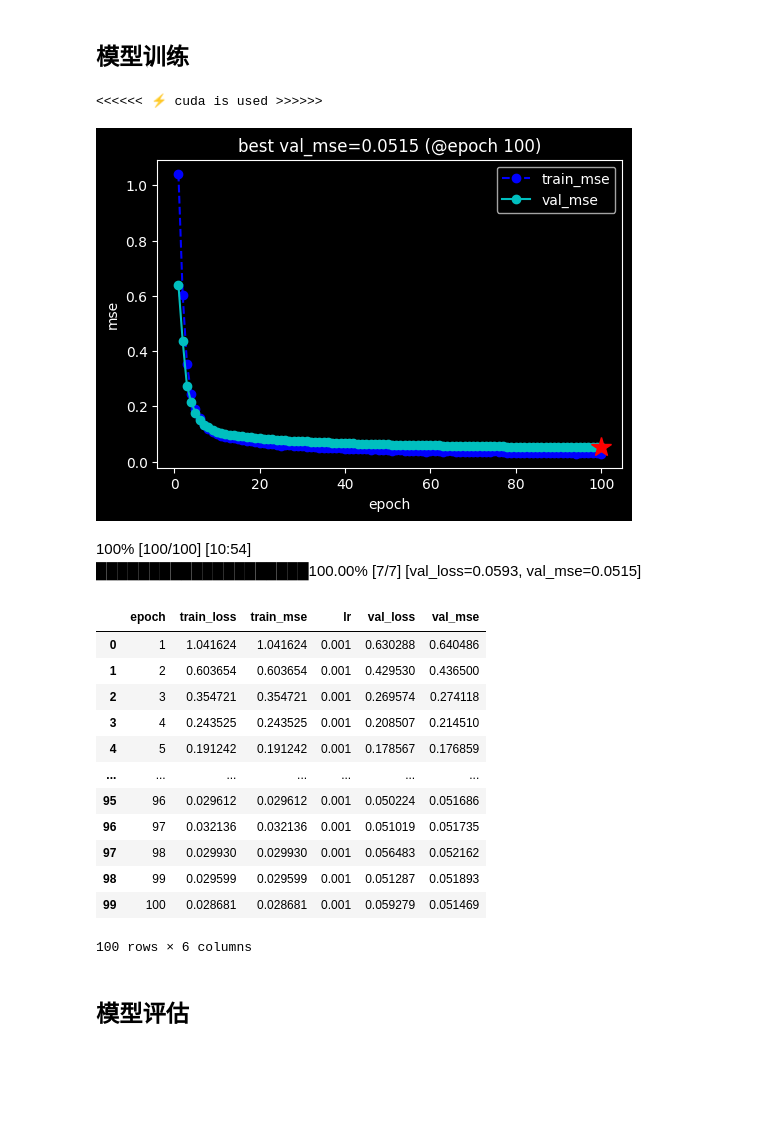
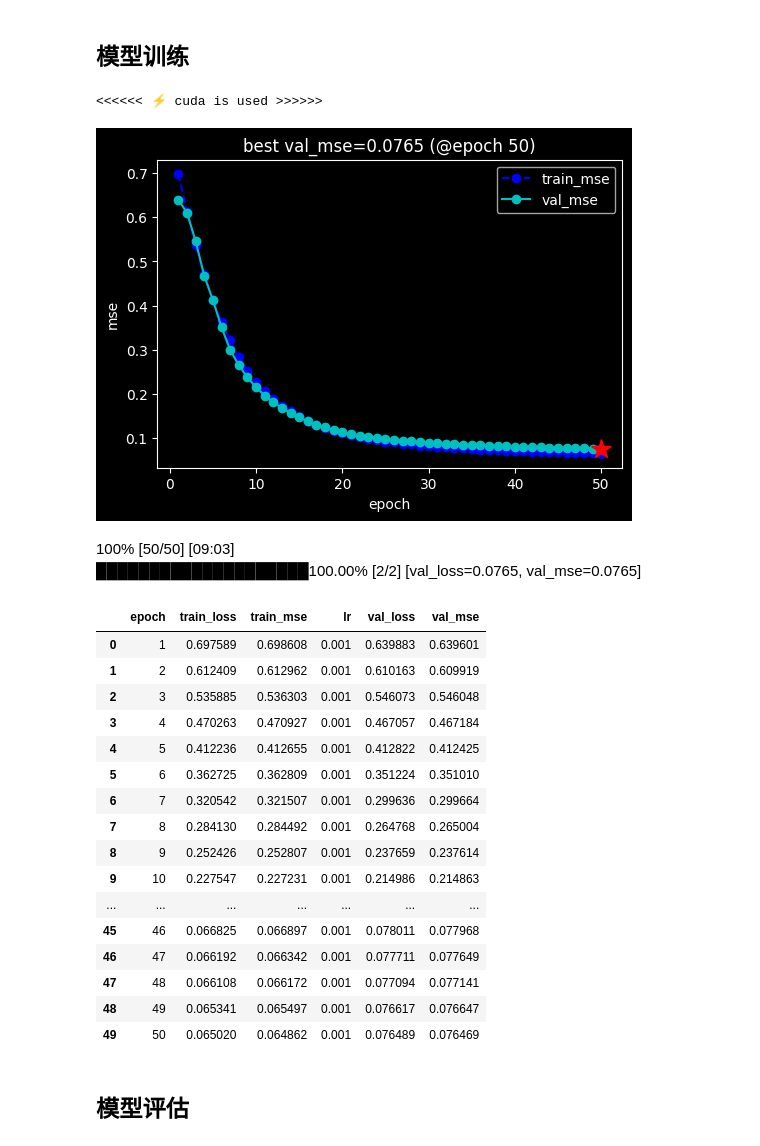
Before and after one commit to LeoJhonSong/ternary-array-passive-bearing, a Jupyter notebook: wideband_cpsd_cnn.ipynb, the cells around one changed output. Cells and saved outputs as stored; diff of their text form; code cells hidden in the pictures; blank space fills up the shorter version.

```diff
--- a/wideband_cpsd_cnn.ipynb
+++ b/wideband_cpsd_cnn.ipynb
@@ -74,7 +72,9 @@ batch 0,1,2,3,4,5,6,7,8,9,10,11,12,13,14,15,16,17,18,19,20,21,22,23,24,
 # %%
 # %matplotlib widget
 from scipy.interpolate import interp1d
-map = interp1d([100, 1000], [0, 1])
+def map(from_min, from_max, to_min, to_max):
+    interpolator = interp1d([from_min, from_max], [to_min, to_max])
+    return lambda x: interpolator(max(from_min, min(x, from_max)))
 
 class FeaturesDataSet(Dataset):
     def __init__(self, folder_path):
@@ -93,12 +93,12 @@ class FeaturesDataSet(Dataset):
         # data = data[:, ::10, :]
         # data = np.diff(data, axis=1)
         label = arrays['label'][:, 0]
-        theta = np.deg2rad(label[1])
+        theta = np.deg2rad(label[1, 0])
         label = np.array((
                 np.cos(theta),
                 np.sin(theta),
-                # map(max(100, min(label[0], 1000)))
-            )).astype(np.float32).squeeze()
+                map(500, 1000, 0, 1)(label[0, 0]),
+            )).astype(np.float32).reshape(-1)
         # label = np.append(label / r, map(max(100, min(r, 1000)))).astype(np.float32)
         # label = torch.tensor(np.rad2deg(np.arctan2(label[1], label[0]))) - 15
         # label = nn.functional.one_hot(label.to(torch.int64), num_classes=151).float()
@@ -121,8 +121,8 @@ for i in range(3):
 # %%
-batch_size = 64
+batch_size = 256
 # 取样时有打乱
-dl_train = DataLoader(ds_train, batch_size=batch_size, shuffle=True, num_workers=4, drop_last=False)
-dl_val = DataLoader(ds_val, batch_size=batch_size, shuffle=True, num_workers=4, drop_last=False)
+dl_train = DataLoader(ds_train, batch_size=batch_size, shuffle=True, num_workers=16, drop_last=False)
+dl_val = DataLoader(ds_val, batch_size=batch_size, shuffle=True, num_workers=16, drop_last=False)
 # %%
 # from torchviz import make_dot
 
@@ -148,15 +148,16 @@ class Predictor(nn.Module):
         super().__init__()
         weights = ResNet18_Weights.DEFAULT
         self.resnet18 = resnet18(weights=weights)
-        self.resnet18.fc = torch.nn.Linear(in_features=self.resnet18.fc.in_features, out_features=2)
+        self.resnet18.fc = torch.nn.Linear(in_features=self.resnet18.fc.in_features, out_features=3)
         # torch.nn.init.normal_(self.resnet18.fc.weight)
         # self.resnet18.fc.bias.data.fill_(0.0)
         self.transforms = weights.transforms(antialias=True)
 
     def forward(self, x: torch.Tensor) -> torch.Tensor:
         x = self.transforms(x)
-        y_pred = self.resnet18(x)
-        return y_pred
+        x = self.resnet18(x)
+        x = torch.tanh(x)
+        return x
 
 net = Predictor()
 # net.apply(init_weights)  # 初始化权重为全零
@@ -172,49 +173,53 @@ model = KerasModel(
     # loss_fn=nn.L1Loss(),
     loss_fn=nn.MSELoss(),
     # loss_fn=nn.CrossEntropyLoss(),
     metrics_dict={
         # 'L1': torchmetrics.MeanAbsoluteError(),
         'mse': torchmetrics.MeanSquaredError(),
         # 'acc': Accuracy(task='multiclass', num_classes=151),
         # 'F1': torchmetrics.F1Score(task='multiclass', num_classes=151),
     },
     optimizer=optimizer,
     # lr_scheduler=lr_scheduler
 )
 
 model.fit(
     dl_train,
     dl_val,
     epochs=50,
     ckpt_path='exp/checkpoint',
     patience=5,
     monitor='val_mse',
     mode='min',
     # callbacks=[WandbCallback(project='wideband_cpsd_cnn', save_code=True, save_ckpt=True,
     #     config=Namespace(
     #         batch_size=batch_size,
     #         lr=lr,
     #     ),)
     # ]
 )
 # %% [output]
 <<<<<< ⚡️ cuda is used >>>>>>
-[figure, old version]
+[figure, new version]
-100% [100/100] [10:54]
-████████████████████100.00% [7/7] [val_loss=0.0593, val_mse=0.0515]
+100% [50/50] [09:03]
+████████████████████100.00% [2/2] [val_loss=0.0765, val_mse=0.0765]
 |  | epoch | train_loss | train_mse | lr | val_loss | val_mse |
-| 0 | 1 | 1.041624 | 1.041624 | 0.001 | 0.630288 | 0.640486 |
-| 1 | 2 | 0.603654 | 0.603654 | 0.001 | 0.429530 | 0.436500 |
-| 2 | 3 | 0.354721 | 0.354721 | 0.001 | 0.269574 | 0.274118 |
-| 3 | 4 | 0.243525 | 0.243525 | 0.001 | 0.208507 | 0.214510 |
-| 4 | 5 | 0.191242 | 0.191242 | 0.001 | 0.178567 | 0.176859 |
+| 0 | 1 | 0.697589 | 0.698608 | 0.001 | 0.639883 | 0.639601 |
+| 1 | 2 | 0.612409 | 0.612962 | 0.001 | 0.610163 | 0.609919 |
+| 2 | 3 | 0.535885 | 0.536303 | 0.001 | 0.546073 | 0.546048 |
+| 3 | 4 | 0.470263 | 0.470927 | 0.001 | 0.467057 | 0.467184 |
+| 4 | 5 | 0.412236 | 0.412655 | 0.001 | 0.412822 | 0.412425 |
+| 5 | 6 | 0.362725 | 0.362809 | 0.001 | 0.351224 | 0.351010 |
+| 6 | 7 | 0.320542 | 0.321507 | 0.001 | 0.299636 | 0.299664 |
+| 7 | 8 | 0.284130 | 0.284492 | 0.001 | 0.264768 | 0.265004 |
+| 8 | 9 | 0.252426 | 0.252807 | 0.001 | 0.237659 | 0.237614 |
+| 9 | 10 | 0.227547 | 0.227231 | 0.001 | 0.214986 | 0.214863 |
 | ... | ... | ... | ... | ... | ... | ... |
-| 95 | 96 | 0.029612 | 0.029612 | 0.001 | 0.050224 | 0.051686 |
-| 96 | 97 | 0.032136 | 0.032136 | 0.001 | 0.051019 | 0.051735 |
-| 97 | 98 | 0.029930 | 0.029930 | 0.001 | 0.056483 | 0.052162 |
-| 98 | 99 | 0.029599 | 0.029599 | 0.001 | 0.051287 | 0.051893 |
-| 99 | 100 | 0.028681 | 0.028681 | 0.001 | 0.059279 | 0.051469 |
+| 45 | 46 | 0.066825 | 0.066897 | 0.001 | 0.078011 | 0.077968 |
+| 46 | 47 | 0.066192 | 0.066342 | 0.001 | 0.077711 | 0.077649 |
+| 47 | 48 | 0.066108 | 0.066172 | 0.001 | 0.077094 | 0.077141 |
+| 48 | 49 | 0.065341 | 0.065497 | 0.001 | 0.076617 | 0.076647 |
+| 49 | 50 | 0.065020 | 0.064862 | 0.001 | 0.076489 | 0.076469 |
-100 rows × 6 columns
 # %%
 # 类激活映射 activation heatmap, 回归时无法分析
 from torchcam.methods import LayerCAM
```
Also changed, not shown: parts of 7 cells of this notebook, 1 other file.
